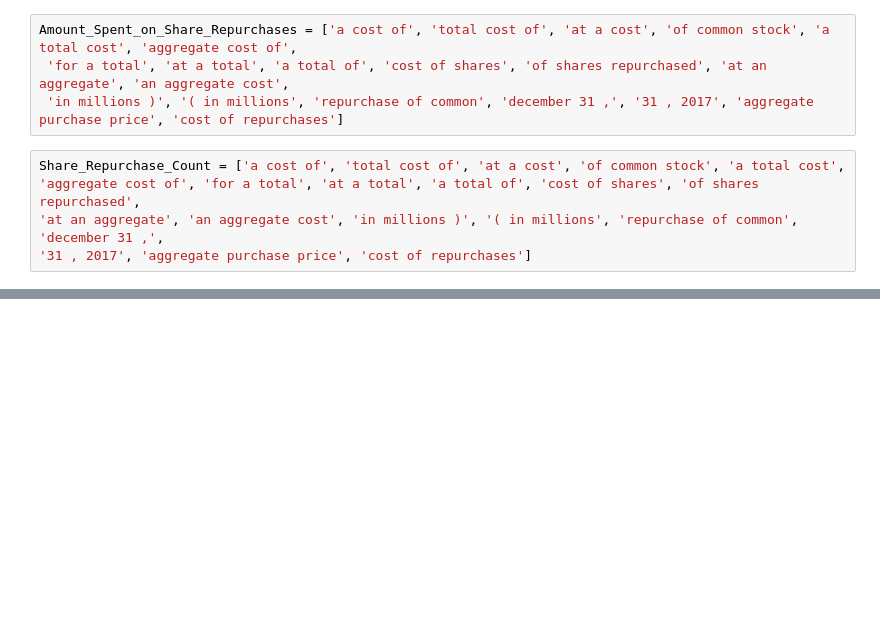
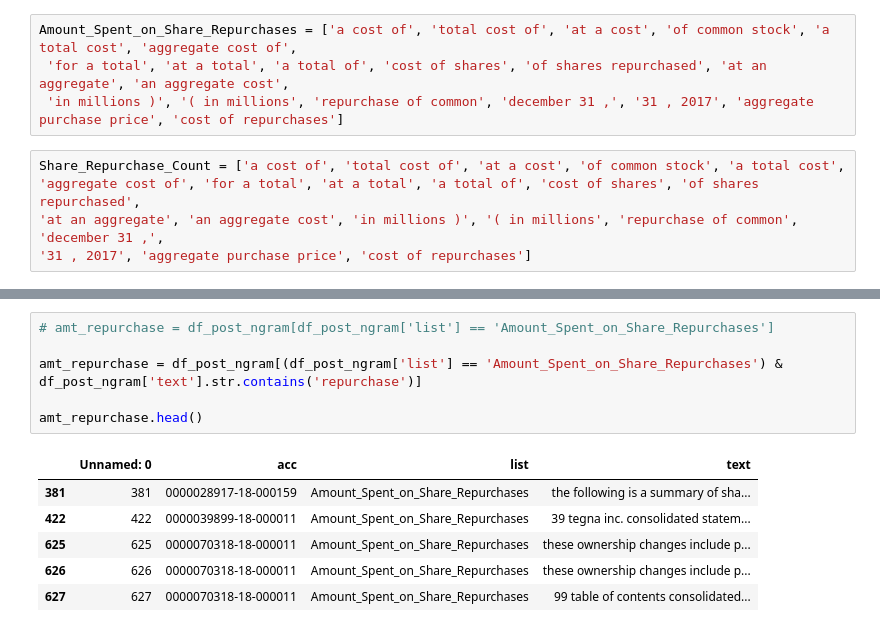
Before and after one commit to DataScienceBS/data-question-8-splashing-lionesses, a Jupyter notebook: data_exp.ipynb, the cells around one changed output, grey strips where cells are left out. Drawn from its saved outputs; the diff is of its cells as text; blank space fills up the shorter version.

```diff
--- a/data_exp.ipynb
+++ b/data_exp.ipynb
@@ -462,0 +535,13 @@ Share_Repurchase_Count = ['a cost of', 'total cost of', 'at a cost', 'of common
+# %%
+# amt_repurchase = df_post_ngram[df_post_ngram['list'] == 'Amount_Spent_on_Share_Repurchases']
+
+amt_repurchase = df_post_ngram[(df_post_ngram['list'] == 'Amount_Spent_on_Share_Repurchases') & df_post_ngram['text'].str.contains('repurchase')]
+
+amt_repurchase.head()
+# %% [output]
+|  | Unnamed: 0 | acc | list | text |
+| 381 | 381 | 0000028917-18-000159 | Amount_Spent_on_Share_Repurchases | the following is a summary of sha... |
+| 422 | 422 | 0000039899-18-000011 | Amount_Spent_on_Share_Repurchases | 39 tegna inc. consolidated statem... |
+| 625 | 625 | 0000070318-18-000011 | Amount_Spent_on_Share_Repurchases | these ownership changes include p... |
+| 626 | 626 | 0000070318-18-000011 | Amount_Spent_on_Share_Repurchases | these ownership changes include p... |
+| 627 | 627 | 0000070318-18-000011 | Amount_Spent_on_Share_Repurchases | 99 table of contents consolidated... |
```
Also changed, not shown: parts of 10 cells of this notebook, 1 other file.
